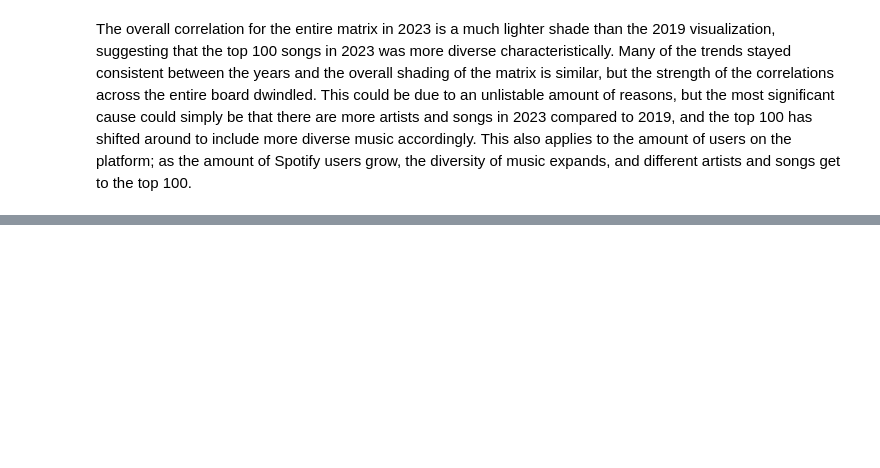
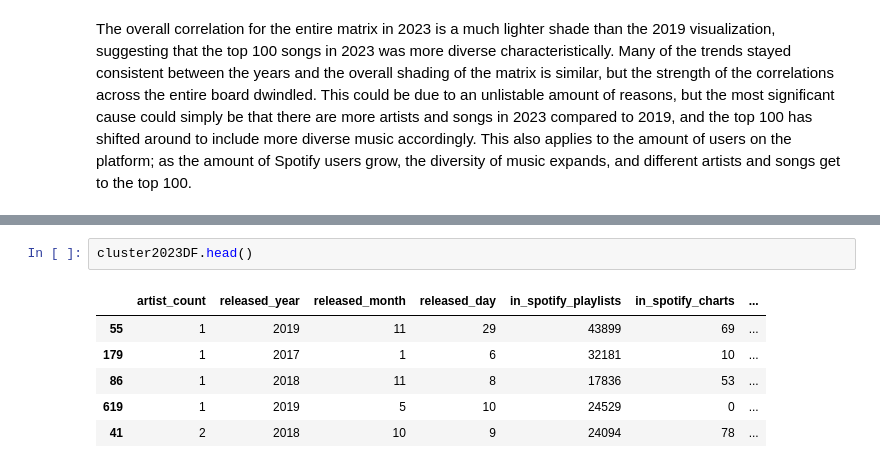
Before and after one commit to kevinxiong613/cs-3654-project, a Jupyter notebook: Part2_with_analysis.ipynb, the cells around one changed output, grey strips where cells are left out. Saved outputs shown, nothing was run; the diff lists cells and outputs as text; blank space fills up the shorter version.

```diff
--- a/Part2_with_analysis.ipynb
+++ b/Part2_with_analysis.ipynb
@@ -275,0 +311,9 @@ The overall correlation for the entire matrix in 2023 is a much lighter shade th
+# %%
+cluster2023DF.head()
+# %% [output]
+|  | artist_count | released_year | released_month | released_day | in_spotify_playlists | in_spotify_charts | ... |
+| 55 | 1 | 2019 | 11 | 29 | 43899 | 69 | ... |
+| 179 | 1 | 2017 | 1 | 6 | 32181 | 10 | ... |
+| 86 | 1 | 2018 | 11 | 8 | 17836 | 53 | ... |
+| 619 | 1 | 2019 | 5 | 10 | 24529 | 0 | ... |
+| 41 | 2 | 2018 | 10 | 9 | 24094 | 78 | ... |
```
Also changed, not shown: parts of 18 cells of this notebook.
